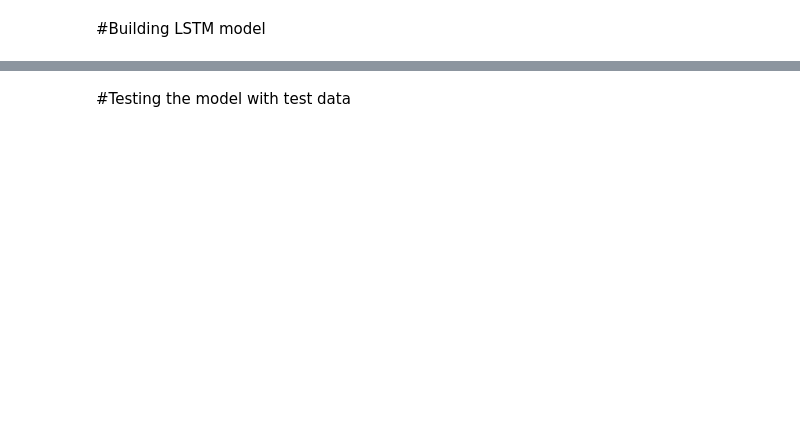
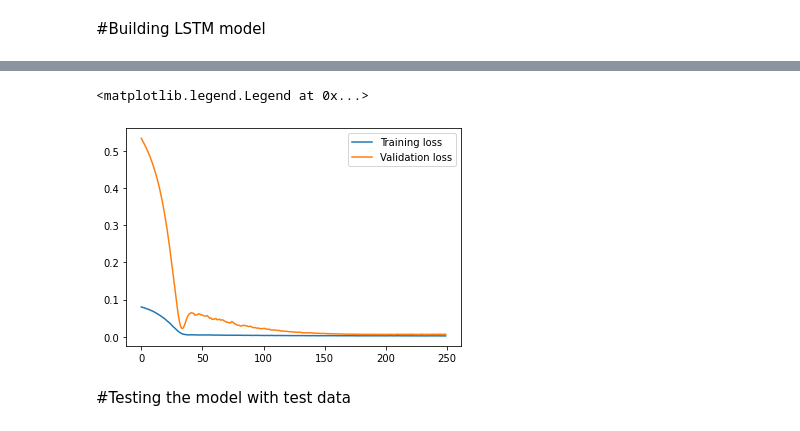
Before and after one commit to vahid-nejad/stock_price_predication_with_LSTM, a Jupyter notebook: stock_price_predication_with_LSTM.ipynb, the cells around one changed output, grey strips where cells are left out. Saved outputs shown, nothing was run; the diff lists cells and outputs as text; code cells hidden in the pictures; blank space fills up the shorter version.

```diff
--- a/stock_price_predication_with_LSTM.ipynb
+++ b/stock_price_predication_with_LSTM.ipynb
@@ -171,7 +161,10 @@ Epoch 100/100
 # %%
-# plt.plot(history.history['loss'], label='Training loss')
-# # plt.plot(history.history['val_loss'], label='Validation loss')
-# plt.legend()
+plt.plot(history.history['loss'], label='Training loss')
+plt.plot(history.history['val_loss'], label='Validation loss')
+plt.legend()
+# %% [output]
+<matplotlib.legend.Legend at 0x...>
+[figure, added]
 # %% [markdown]
 #Testing the model with test data
 # %%
```
Also changed, not shown: parts of 25 cells of this notebook.
